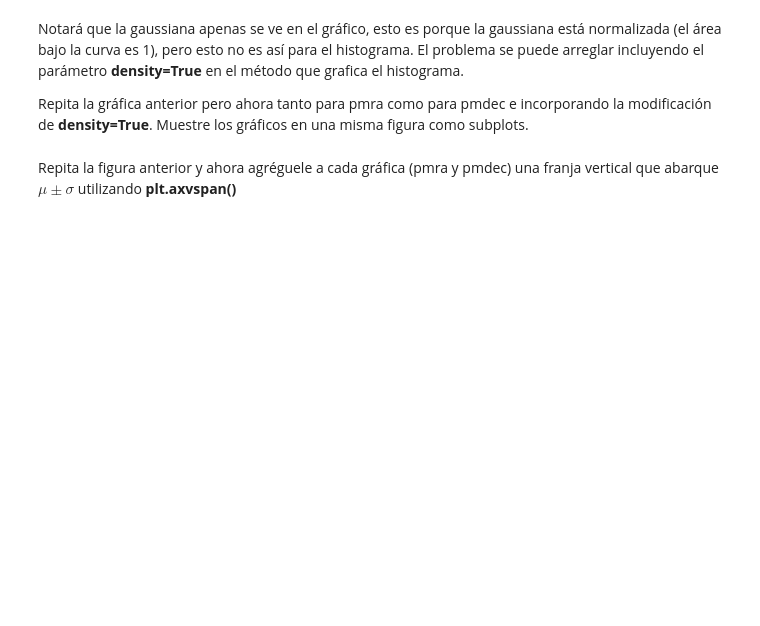
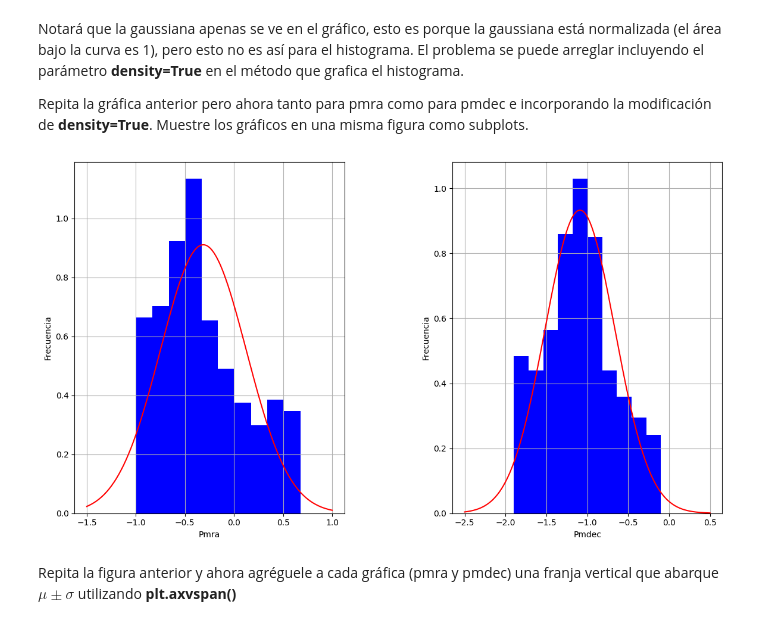
Before and after one commit to Martin-EliasG/Tarea-2, a Jupyter notebook: Tarea2.ipynb, the cells around one changed output. Drawn from its saved outputs; the diff is of its cells as text; code cells hidden in the pictures; blank space fills up the shorter version.

```diff
--- a/Tarea2.ipynb
+++ b/Tarea2.ipynb
@@ -169,5 +155,32 @@ plt.show()
 Notará que la gaussiana apenas se ve en el gráfico, esto es porque la gaussiana está normalizada (el área bajo la curva es 1), pero esto no es así para el histograma. El problema se puede arreglar incluyendo el parámetro **density=True** en el método que grafica el histograma.
 
 Repita la gráfica anterior pero ahora tanto para pmra como para pmdec e incorporando la modificación de **density=True**. Muestre los gráficos en una misma figura como subplots.
+# %%
+fig = plt.figure(figsize=(12.8,7.2))
+ax1=fig.add_subplot(1,2,1)
+ax2=fig.add_subplot(1,2,2)
+
+
+#Gráfico de pmra
+ax1.plot(x_pmra,fx_pmra,label='Histograma con distribución Gaussiana', color='r')
+ax1.hist(pmra,color='b',density = True)
+ax1.set_xlabel('Pmra')
+ax1.set_ylabel('Frecuencia')
+ax1.grid(True)
+
+
+#Gráfico de pmdec
+ax2.plot(x_pmdec,fx_pmdec,label='Histograma con distribución Gaussiana', color='r')
+ax2.hist(pmdec,color='b',density = True)
+ax2.set_xlabel('Pmdec')
+ax2.set_ylabel('Frecuencia')
+ax2.grid(True)
+
+plt.tight_layout()
+plt.subplots_adjust(left=0.1, right=0.95, wspace=0.4, hspace=0.4, top=0.9)
+
+plt.show()
+# %% [output]
+[figure, added]
 # %% [markdown]
 Repita la figura anterior y ahora agréguele a cada gráfica (pmra y pmdec) una franja vertical que abarque $\mu \pm \sigma$ utilizando **plt.axvspan()**
```
Also changed, not shown: parts of 21 cells of this notebook.
